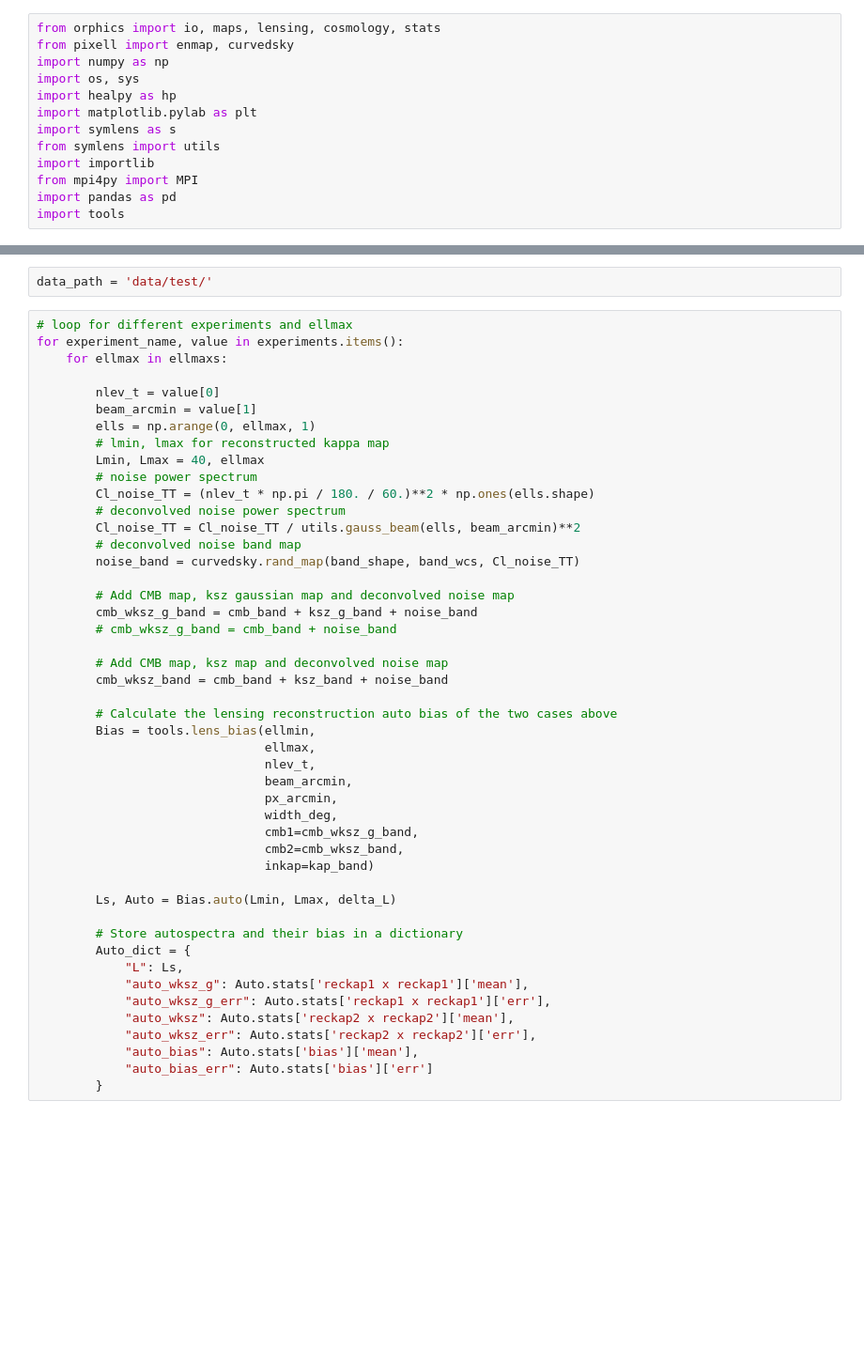
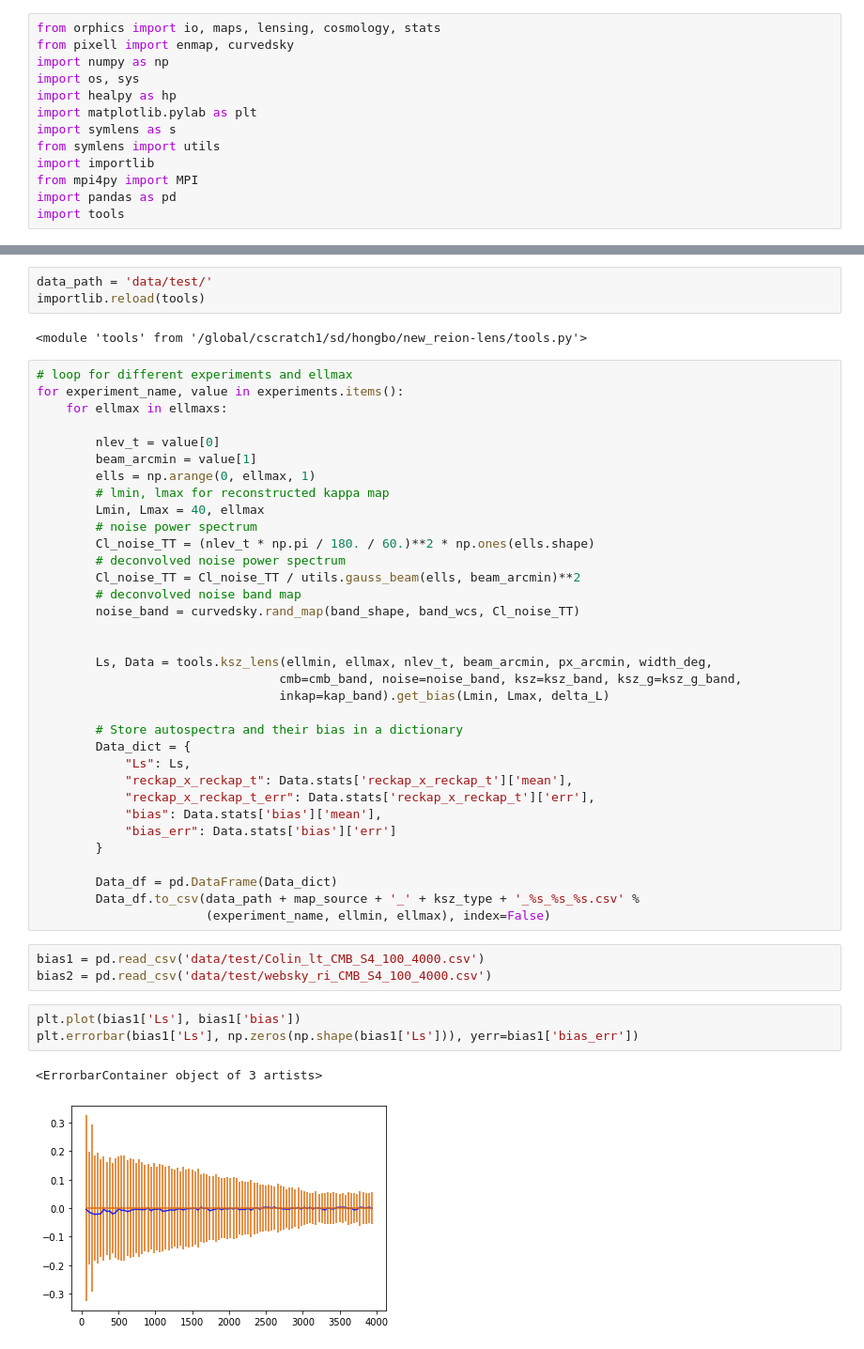
Before and after one commit to catketchup/new_reion-lens, a Jupyter notebook: sim.ipynb, the cells around one changed output, grey strips where cells are left out. Shown at 94% size. Saved outputs shown, nothing was run; the diff lists cells and outputs as text; blank space fills up the shorter version.

```diff
--- a/sim.ipynb
+++ b/sim.ipynb
@@ -69,6 +69,9 @@ kap_alm = hp.read_alm(map_path + 'kappa_alm.fits')
 kap_band = curvedsky.alm2map(kap_alm, enmap.empty(band_shape, band_wcs))
 # %%
 data_path = 'data/test/'
+importlib.reload(tools)
+# %% [output]
+<module 'tools' from '/global/cscratch1/sd/hongbo/new_reion-lens/tools.py'>
 # %%
 # loop for different experiments and ellmax
 for experiment_name, value in experiments.items():
@@ -86,33 +89,29 @@ for experiment_name, value in experiments.items():
         # deconvolved noise band map
         noise_band = curvedsky.rand_map(band_shape, band_wcs, Cl_noise_TT)
 
-        # Add CMB map, ksz gaussian map and deconvolved noise map
-        cmb_wksz_g_band = cmb_band + ksz_g_band + noise_band
-        # cmb_wksz_g_band = cmb_band + noise_band
 
-        # Add CMB map, ksz map and deconvolved noise map
-        cmb_wksz_band = cmb_band + ksz_band + noise_band
-
-        # Calculate the lensing reconstruction auto bias of the two cases above
-        Bias = tools.lens_bias(ellmin,
-                               ellmax,
-                               nlev_t,
-                               beam_arcmin,
-                               px_arcmin,
-                               width_deg,
-                               cmb1=cmb_wksz_g_band,
-                               cmb2=cmb_wksz_band,
-                               inkap=kap_band)
-
-        Ls, Auto = Bias.auto(Lmin, Lmax, delta_L)
+        Ls, Data = tools.ksz_lens(ellmin, ellmax, nlev_t, beam_arcmin, px_arcmin, width_deg,
+                                 cmb=cmb_band, noise=noise_band, ksz=ksz_band, ksz_g=ksz_g_band,
+                                 inkap=kap_band).get_bias(Lmin, Lmax, delta_L)
 
         # Store autospectra and their bias in a dictionary
-        Auto_dict = {
-            "L": Ls,
-            "auto_wksz_g": Auto.stats['reckap1 x reckap1']['mean'],
-            "auto_wksz_g_err": Auto.stats['reckap1 x reckap1']['err'],
-            "auto_wksz": Auto.stats['reckap2 x reckap2']['mean'],
-            "auto_wksz_err": Auto.stats['reckap2 x reckap2']['err'],
-            "auto_bias": Auto.stats['bias']['mean'],
-            "auto_bias_err": Auto.stats['bias']['err']
+        Data_dict = {
+            "Ls": Ls,
+            "reckap_x_reckap_t": Data.stats['reckap_x_reckap_t']['mean'],
+            "reckap_x_reckap_t_err": Data.stats['reckap_x_reckap_t']['err'],
+            "bias": Data.stats['bias']['mean'],
+            "bias_err": Data.stats['bias']['err']
         }
+
+        Data_df = pd.DataFrame(Data_dict)
+        Data_df.to_csv(data_path + map_source + '_' + ksz_type + '_%s_%s_%s.csv' %
+                       (experiment_name, ellmin, ellmax), index=False)
+# %%
+bias1 = pd.read_csv('data/test/Colin_lt_CMB_S4_100_4000.csv')
+bias2 = pd.read_csv('data/test/websky_ri_CMB_S4_100_4000.csv')
+# %%
+plt.plot(bias1['Ls'], bias1['bias'])
+plt.errorbar(bias1['Ls'], np.zeros(np.shape(bias1['Ls'])), yerr=bias1['bias_err'])
+# %% [output]
+<ErrorbarContainer object of 3 artists>
+[figure, added]
```
Also changed, not shown: parts of 2 cells of this notebook, 1 other file.
